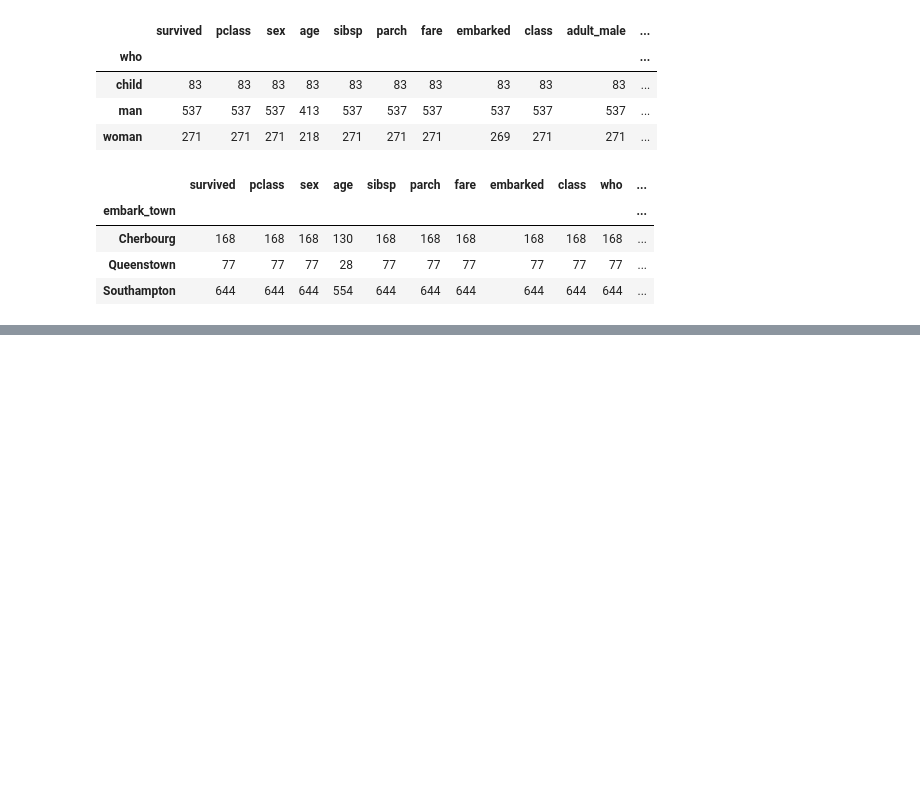
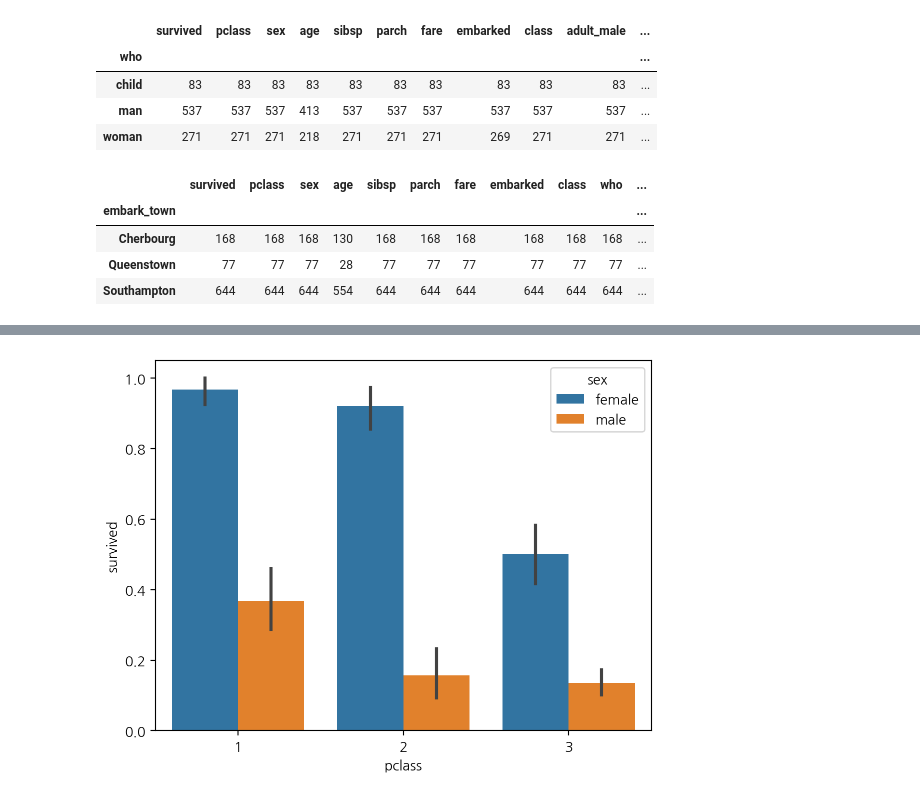
Before and after one commit to rlawnsqja2/2024-1-my-BDA, a Jupyter notebook: inclass/02w_0319_tue_dataframe_basic.ipynb, the cells around one changed output, grey strips where cells are left out. Saved outputs shown, nothing was run; the diff lists cells and outputs as text; code cells hidden in the pictures; blank space fills up the shorter version.

```diff
--- a/inclass/02w_0319_tue_dataframe_basic.ipynb
+++ b/inclass/02w_0319_tue_dataframe_basic.ipynb
@@ -273,0 +300,4 @@ titanic.groupby('embark_town').count()
+# %%
+sns.barplot(titanic, x="pclass", y="survived", hue="sex"); # 높이: 평균
+# %% [output]
+[figure, added]
```
Also changed, not shown: parts of 60 cells of this notebook.
